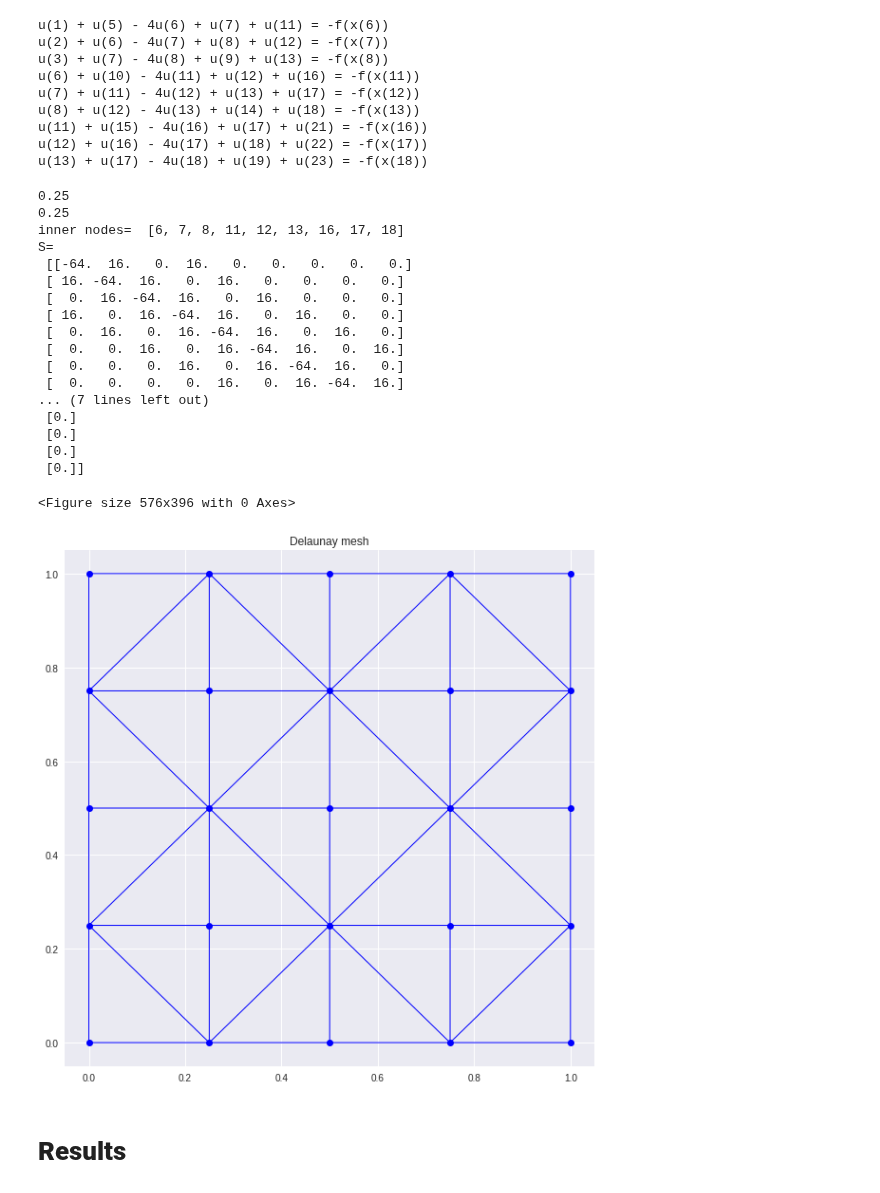
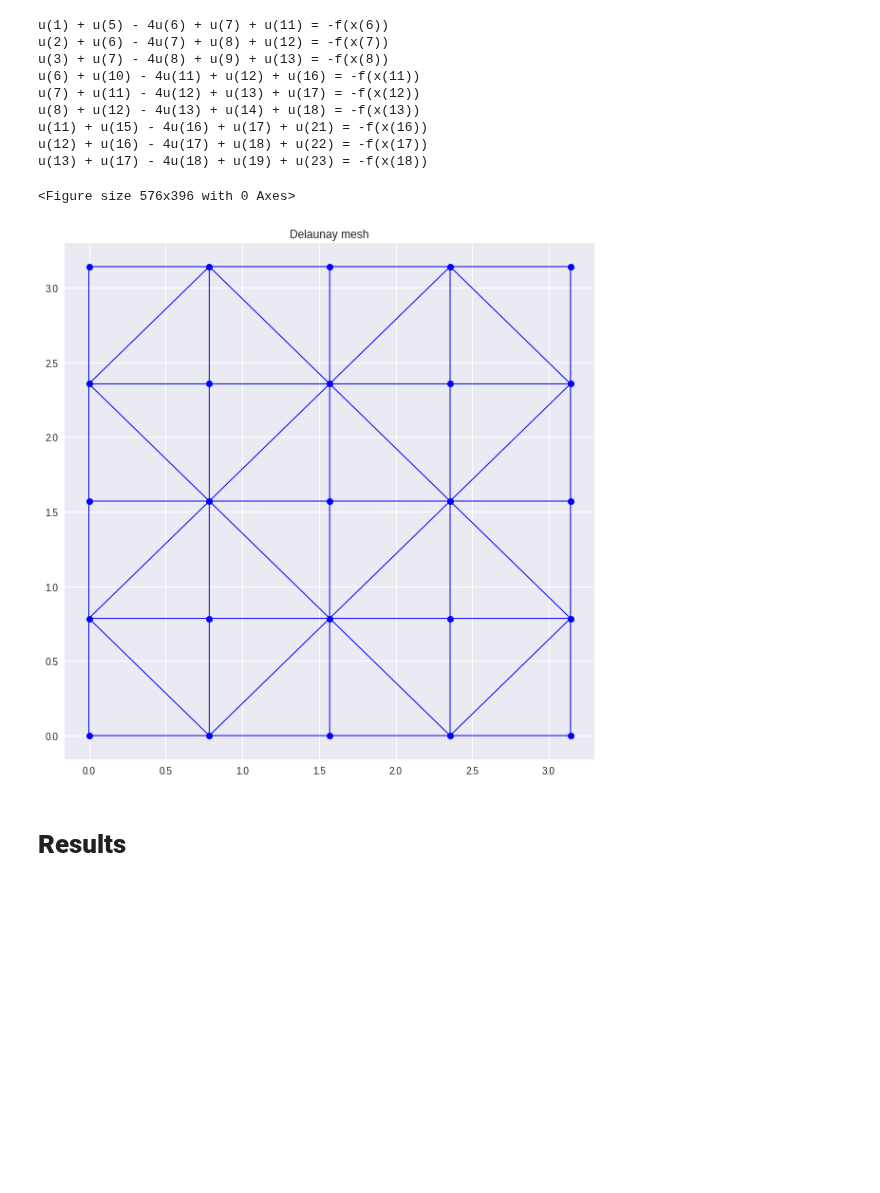
Before and after one commit to johanhoffman/DD2363-VT19, a Jupyter notebook: Lab-6/bozzato_lab6.ipynb, the cells around one changed output. Saved outputs shown, nothing was run; the diff lists cells and outputs as text; code cells hidden in the pictures; blank space fills up the shorter version.

```diff
--- a/Lab-6/bozzato_lab6.ipynb
+++ b/Lab-6/bozzato_lab6.ipynb
@@ -166,15 +166,15 @@ def bvp2d(fun, mesh, meshSize, u0):
   delta_x= max(x[1:] - x[:-1])
   delta_y= max(y[1:] - y[:-1])
 
-  print(delta_x)
-  print(delta_y)
+  #print(delta_x)
+  #print(delta_y)
 
   Nx= meshSize[0]
   Ny= meshSize[1]
 
   nInnerNodes= (Nx-2)*(Ny-2)
   S= np.zeros((nInnerNodes,nInnerNodes))
-  b= np.zeros((nInnerNodes,1))
+
 
   # stiffness matrix assemboer
   for k in range(0, nInnerNodes-3):
@@ -200,63 +200,59 @@ def bvp2d(fun, mesh, meshSize, u0):
     if v not in u0[:,0]:
       innerNodes.append(v)
 
-  print('inner nodes= ', innerNodes)
-  print('S=\n',S)
-  print('b=\n',b)
+  b= [fun(mesh.x[i],mesh.y[i] for i in innerNodes)]
+  for v in innerNodes:
 # %%
 def createMesh(Nx,Ny):
-  hx= 1.0 / (Nx-1)
-  hy= 1.0 / (Ny-1)
+  hx= np.pi / (Nx-1)
+  hy= np.pi / (Ny-1)
 
   x = np.zeros((Nx*Ny))
   y = np.zeros((Nx*Ny))
   for i in range(Nx):
     for j in range(Ny):
       x[i*Nx + j] = j*hx
       y[i*Nx + j] = i*hy
 
-
   mesh = tri.Triangulation(x,y)
 
+  return mesh
 
-  return mesh
+
+def fun(x,y):
+  return np.sin(x) + np.cos(y)
+
+fsec= lambda u: -u
 
 meshSize= [5,5]
 mesh= createMesh(meshSize[0], meshSize[1])
 
 nodes= [0, 1, 2, 3, 4, 5, 9, 10, 14, 15, 19, 20, 21, 22, 23, 24]
 u0= np.zeros((len(nodes),2))
 u0[:,0]= nodes
 
+index= 0
+for n in nodes:
+  u0[index,1]= fun(mesh.x[n],mesh.y[n])
+  index+= 1
 
 
-bvp2d(None, mesh, meshSize, u0)
+
+bvp2d(fsec, mesh, meshSize, u0)
+
+
+#print(mesh.x)
+#print(mesh.y)
+#print(u0)
 
 plt.figure()
 plt.figure(figsize=(10,10))
 plt.triplot(mesh, 'bo-', lw=1)
 plt.title('Delaunay mesh')
 plt.show()
 # %% [output]
-0.25
-0.25
-inner nodes=  [6, 7, 8, 11, 12, 13, 16, 17, 18]
-S=
- [[-64.  16.   0.  16.   0.   0.   0.   0.   0.]
- [ 16. -64.  16.   0.  16.   0.   0.   0.   0.]
- [  0.  16. -64.  16.   0.  16.   0.   0.   0.]
- [ 16.   0.  16. -64.  16.   0.  16.   0.   0.]
- [  0.  16.   0.  16. -64.  16.   0.  16.   0.]
- [  0.   0.  16.   0.  16. -64.  16.   0.  16.]
- [  0.   0.   0.  16.   0.  16. -64.  16.   0.]
- [  0.   0.   0.   0.  16.   0.  16. -64.  16.]
-... (7 lines left out)
- [0.]
- [0.]
- [0.]
- [0.]]
+<Figure size 576x396 with 0 Axes>
-<Figure size 576x396 with 0 Axes>
-[figure, old version]
+[figure, new version]
 # %% [markdown]
 # **Results**
 # %% [markdown]
```
